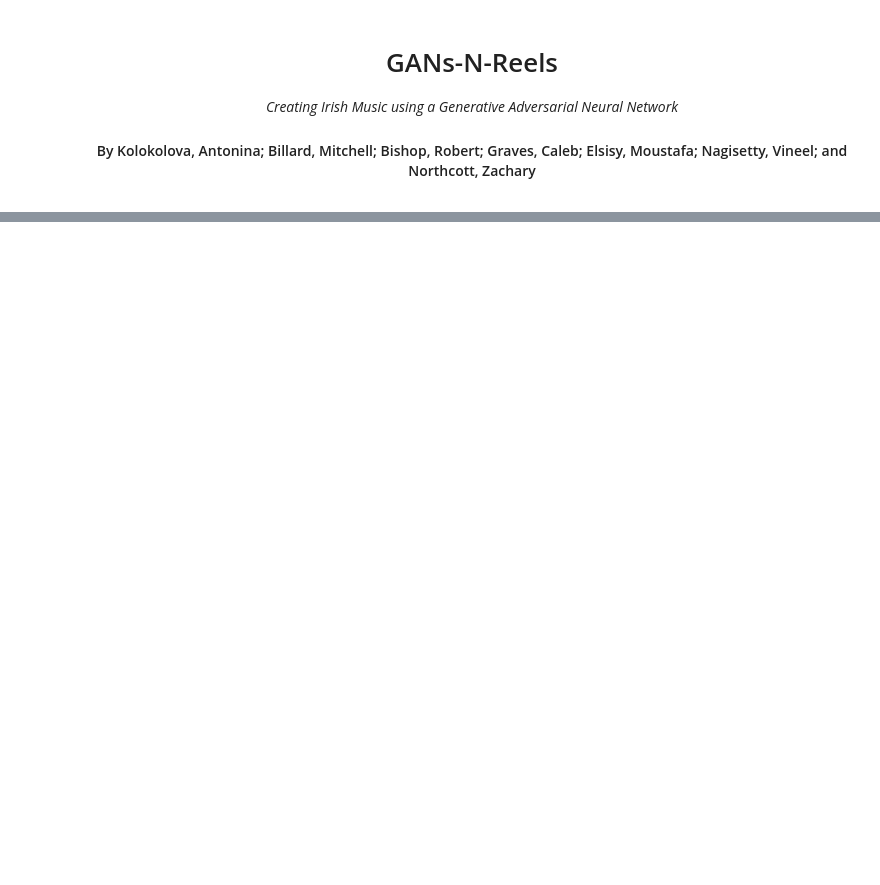
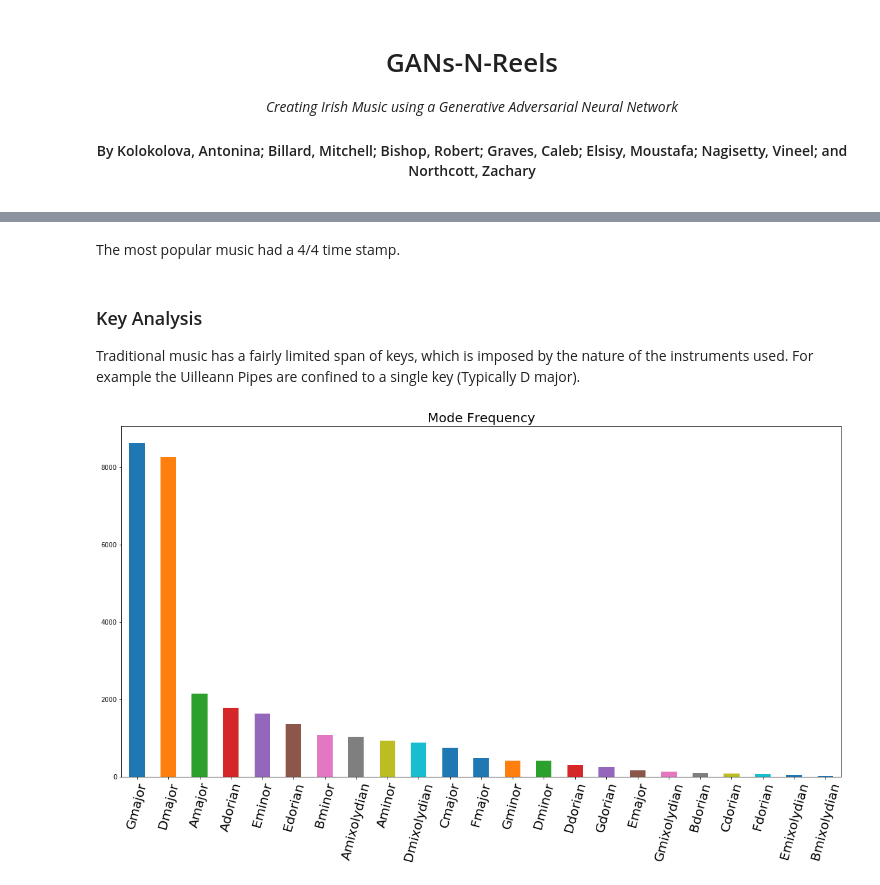
Before and after one commit to vin-nag/GANs-n-reels, a Jupyter notebook: Write Ups/Ensemble.ipynb, the cells around one changed output, grey strips where cells are left out. Drawn from its saved outputs; the diff is of its cells as text; code cells hidden in the pictures; blank space fills up the shorter version.

```diff
--- a/Write Ups/Ensemble.ipynb
+++ b/Write Ups/Ensemble.ipynb
@@ -111,0 +167,13 @@ Nipun Agarwala, Yuki Inoue and Axel Sly have published a paper on music composit
+# %% [markdown]
+The most popular music had a 4/4 time stamp.
+# %% [markdown]
+### Key Analysis ###
+
+Traditional music has a fairly limited span of keys, which is imposed by the nature of the instruments used. For example the Uilleann Pipes are confined to a single key (Typically D major).
+# %%
+tunes['tonic'] = tunes['mode'].str[0]
+tunes['mode'].value_counts().plot(kind='bar', figsize=(20,10), rot=75)
+plt.title("Mode Frequency", fontsize=20)
+plt.show()
+# %% [output]
+[figure, added]
```
Also changed, not shown: parts of 37 cells of this notebook.
